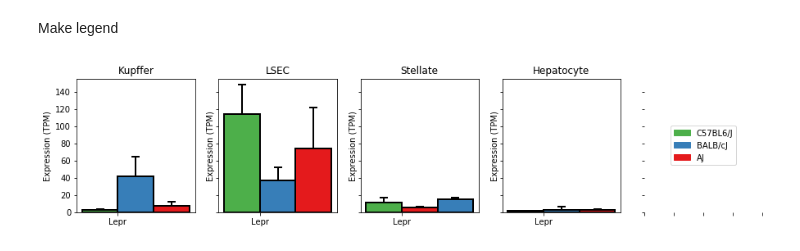
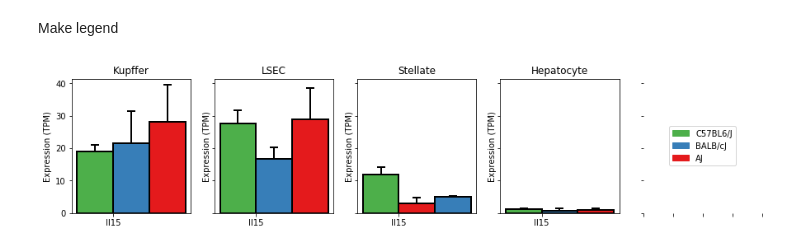
Before and after one commit to HunterBennett/strains_rna, a Jupyter notebook: results/A01_Strains_AMLN_AllSamples_Visualization.ipynb, the cells around one changed output. Saved outputs shown, nothing was run; the diff lists cells and outputs as text; code cells hidden in the pictures.

```diff
--- a/results/A01_Strains_AMLN_AllSamples_Visualization.ipynb
+++ b/results/A01_Strains_AMLN_AllSamples_Visualization.ipynb
@@ -83,35 +83,35 @@ legend_elements = []
 for lab, col in  zip(strain_labels, strain_colors):
     legend_elements.append(Patch(label=lab, color=col))
 # %%
-gene = ['Lepr']
+gene = ['Il15']
 
 fig, axs = plt.subplots(1, 5,
                        figsize=(15, 3),
                        sharey=True)
 plt.subplots_adjust(wspace=0.2)
 
 for group, label, color, ax in zip([kc_groups,lsec_groups,stel_groups,hep_groups],
                                    [kc_group_labels,lsec_group_labels,stel_group_labels,hep_group_labels],
                                    [kc_colors,lsec_colors,stel_colors,hep_colors],
                                    axs.flatten()[:4]):
 
     gene_list_bar_plot(gene,
                        tpm,
                        groups=group,
                        group_labels = label,
                        colors = color,
                        width=0.2,
                        ax=ax)
     ax.set_title(label[0].split(' ')[1])
 
     ax.get_legend().remove()
 
 axs[4].legend(handles=legend_elements, loc='center');
 axs[4].spines['top'].set_visible(False);
 axs[4].spines['right'].set_visible(False);
 axs[4].spines['left'].set_visible(False);
 axs[4].spines['bottom'].set_visible(False);
 axs[4].set_xticklabels('');
 # axs[4].set_yticklabels('')
 # %% [output]
-[figure, old version]
+[figure, new version]
```
Also changed, not shown: 2 other files.
